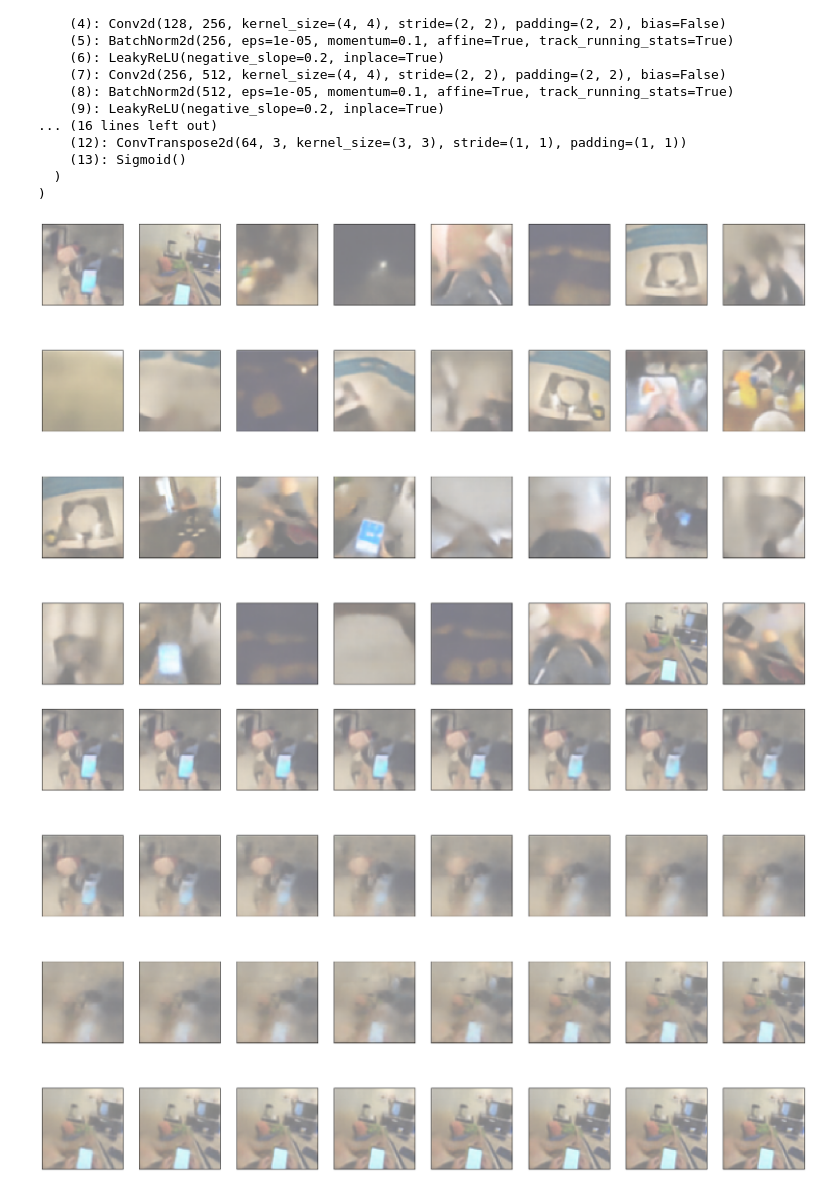
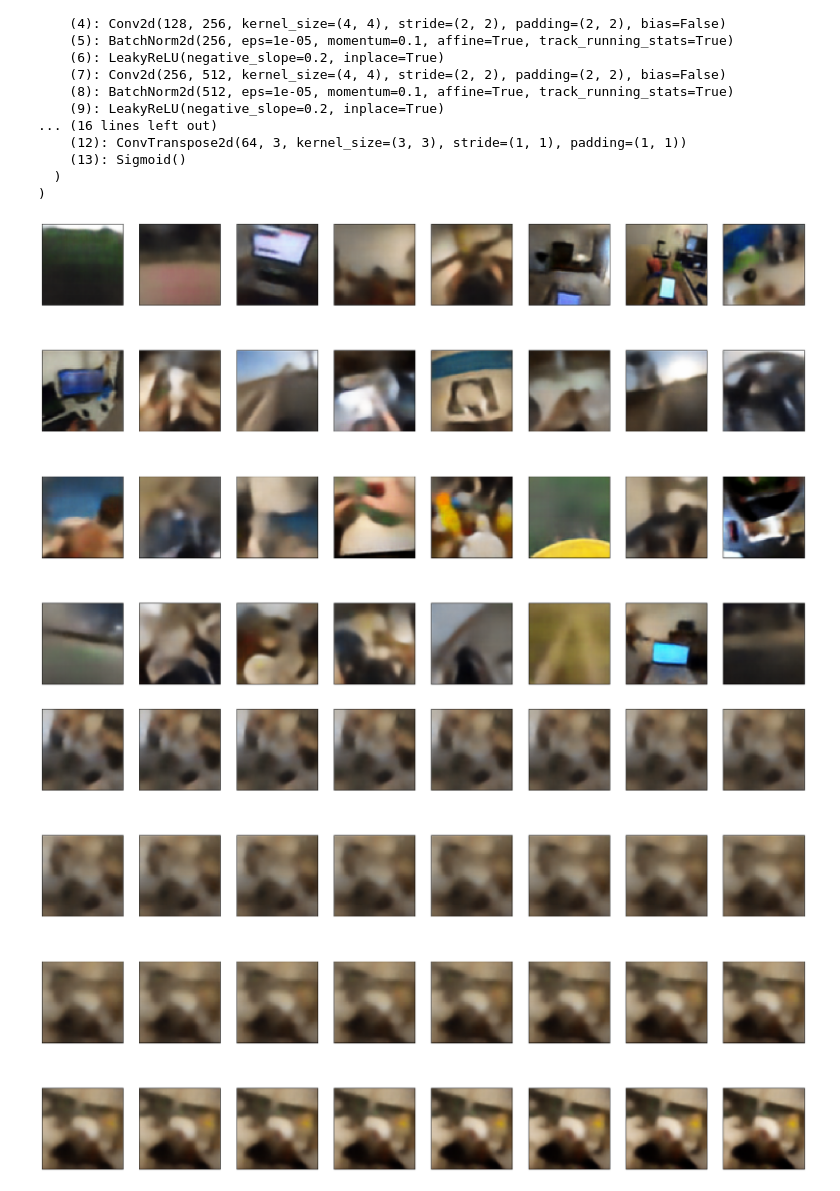
Before and after one commit to Qwest1204/reinforsment_learning, a Jupyter notebook: VAE/VAE.ipynb, the cells around one changed output. Cells and saved outputs as stored; diff of their text form; code cells hidden in the pictures.

```diff
--- a/VAE/VAE.ipynb
+++ b/VAE/VAE.ipynb
@@ -48,7 +49,7 @@ import cv2
 
 for i in range(20):
     # load the video using path of video ( my video length is 37 sec )
-    video_path = image_path_list[i+20].__str__()
+    video_path = image_path_list[i+40].__str__()
     video = cv2.VideoCapture(video_path)
 
     success = True
@@ -154,14 +157,14 @@ transform2 = transforms.Compose([transforms.RandomHorizontalFlip(p=0.5),
                                  #transforms.Normalize((0.5, 0.5, 0.5), (0.5, 0.5, 0.5))
                                  ])
 print('transform initializate sucsess')
-train_dataset = Ego4d(img_dir='/home/qwest/data_for_ml/ego4d/',
+train_dataset = Ego4d(img_dir='/home/qwest/data_for_ml/60x60/',
                            transform1=transform1,
                            transform2=transform2)
 print("train_dataset init")
 train_loader = DataLoader(dataset=train_dataset,
-                          batch_size=batch_size,
-                          shuffle=True,
-                          num_workers=14)
+                           batch_size=batch_size,
+                           shuffle=True,
+                           num_workers=14)
 print("train_loader init")
 # %% [output]
 transform initializate sucsess
@@ -300,7 +306,7 @@ for epoch in range(1, epochs+1):
 torch.save(model.state_dict(), "VAE.pth")
 # %%
 model = VAE(latent_dim, batch_size=batch_size).to(device)
-model.load_state_dict(torch.load("VAE.pth"))
+model = torch.load(f"/home/qwest/VAE_weight/VAE9.pth")
 model.eval()
 # %% [output]
 You are using `torch.load` with `weights_only=False` (the current default value), which uses the default pickle module implicitly. It is possible to construct malicious pickle data which will execute  ...
@@ -329,27 +335,27 @@ reconstructed = reconstructed.view(-1, 3, 64, 64).detach().cpu().numpy().transpo
 fig = plt.figure(figsize=(25, 16))
 for ii, img in enumerate(reconstructed):
     ax = fig.add_subplot(4, 8, ii + 1, xticks=[], yticks=[])
-    plt.imshow((img+1.)/2.)
+    plt.imshow((img))
 # %% [output]
-[figure, old version]
+[figure, new version]
 # %%
-first_dog_idx = 0
-second_dog_idx = 1
+first_dog_idx = 1
+second_dog_idx = 3
 
 dz = (mu[second_dog_idx] - mu[first_dog_idx]) / 31
 walk = Variable(torch.randn(32, latent_dim, 4, 4)).to(device)
 walk[0] = mu[first_dog_idx]
 
 for i in range(1, 32):
     walk[i] = walk[i-1] + dz
 walk = model.decoder(walk).detach().cpu().numpy().transpose(0, 2, 3, 1)
 
 fig = plt.figure(figsize=(25, 16))
 for ii, img in enumerate(walk):
     ax = fig.add_subplot(4, 8, ii + 1, xticks=[], yticks=[])
-    plt.imshow((img+1.)/2.)
+    plt.imshow((img))
 # %% [output]
-[figure, old version]
+[figure, new version]
 # %%
 samples = Variable(torch.randn(32, latent_dim, 4, 4)).to(device)
 samples = model.decoder(samples).detach().cpu().numpy().transpose(0, 2, 3, 1)
```
Also changed, not shown: parts of 5 cells of this notebook, 8 other files.
